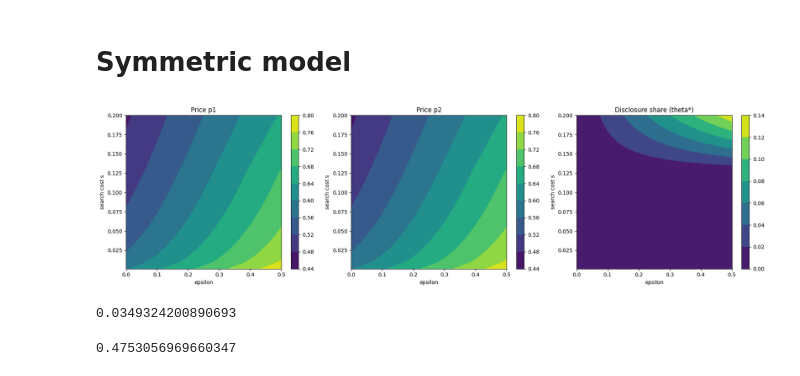
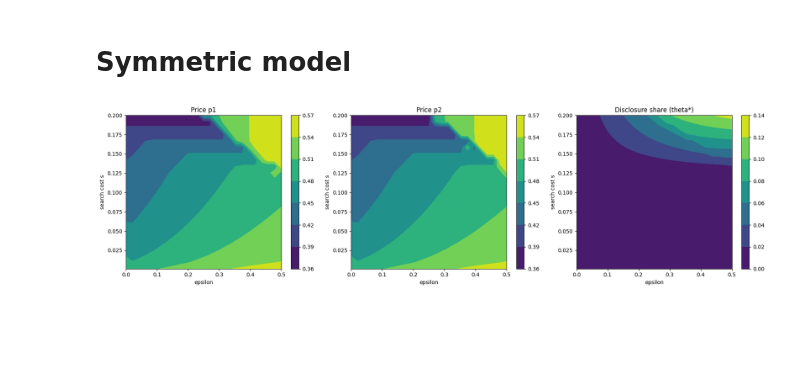
Before and after one commit to lkh927/masters2026, a Jupyter notebook: Model.ipynb, the cells around one changed output. Drawn from its saved outputs; the diff is of its cells as text; code cells hidden in the pictures; blank space fills up the shorter version.

Commit message:
new model where different regimes are implemented. added some code to ideentify the different regimes as well.

```diff
--- a/Model.ipynb
+++ b/Model.ipynb
@@ -311,9 +337,13 @@ model.plot_welfare_comparison(df_eps)
 # %%
 eps_grid = np.linspace(0.0, 0.5, 25)   # preference strength
 s_grid = np.linspace(0.001, 0.2, 25) # search cost (avoid 0 exactly)
-results_sym = testsym.equilibrium_path_s_eps(eps_grid, s_grid, sigma=0.5)
+gamma = 0
+mu = 0.5
+sigma = 0.5
+prev_p1, prev_p2 = 0.5, 0.5
+results_sym = model.equilibrium_path_s_eps(eps_grid, s_grid, gamma, mu, sigma, prev_p1, prev_p2)
 df_sym = pd.DataFrame(results_sym)
 # %%
-testsym.plot_colorblock(df_sym, eps_grid, s_grid)
+model.plot_colorblock(df_sym, eps_grid, s_grid)
 # %% [output]
-[figure, old version]
+[figure, new version]
@@ -329,8 +349,0 @@ sigma = 0.5
-# %%
-model.theta_star_A(p1, p2, eps, s, gamma, sigma)
-# %% [output]
-0.0349324200890693
-# %%
-model.
-# %% [output]
-0.4753056969660347
```
Also changed, not shown: parts of 19 cells of this notebook, 4 other files.
